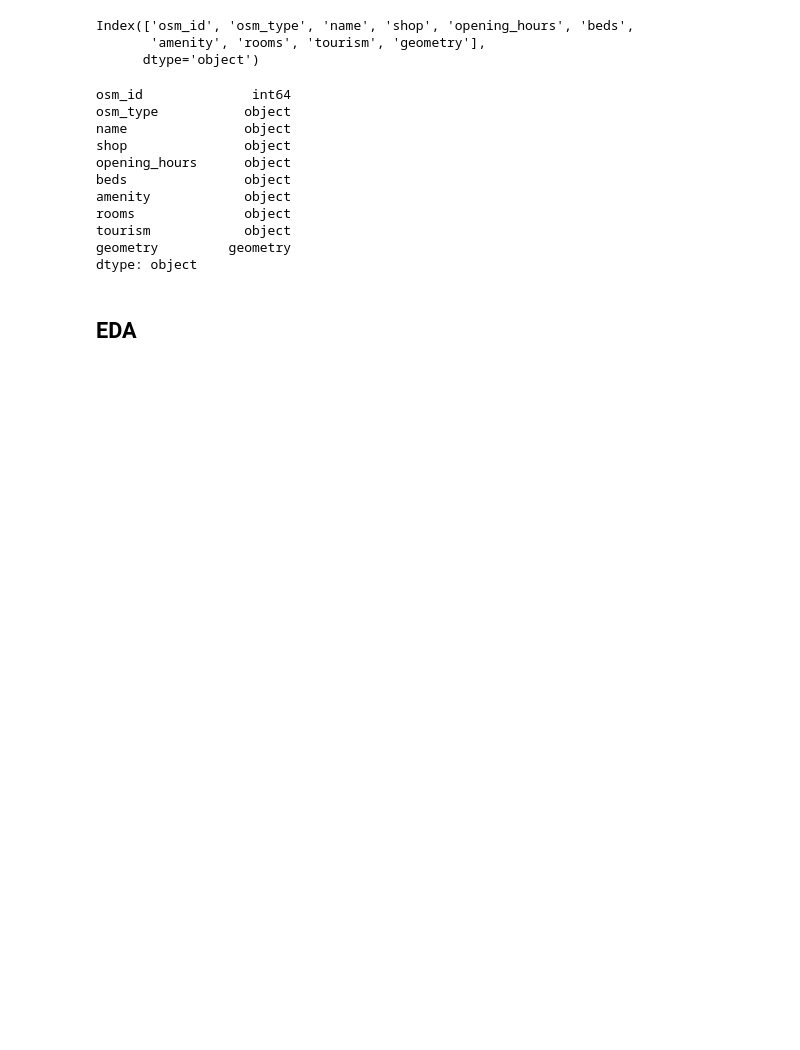
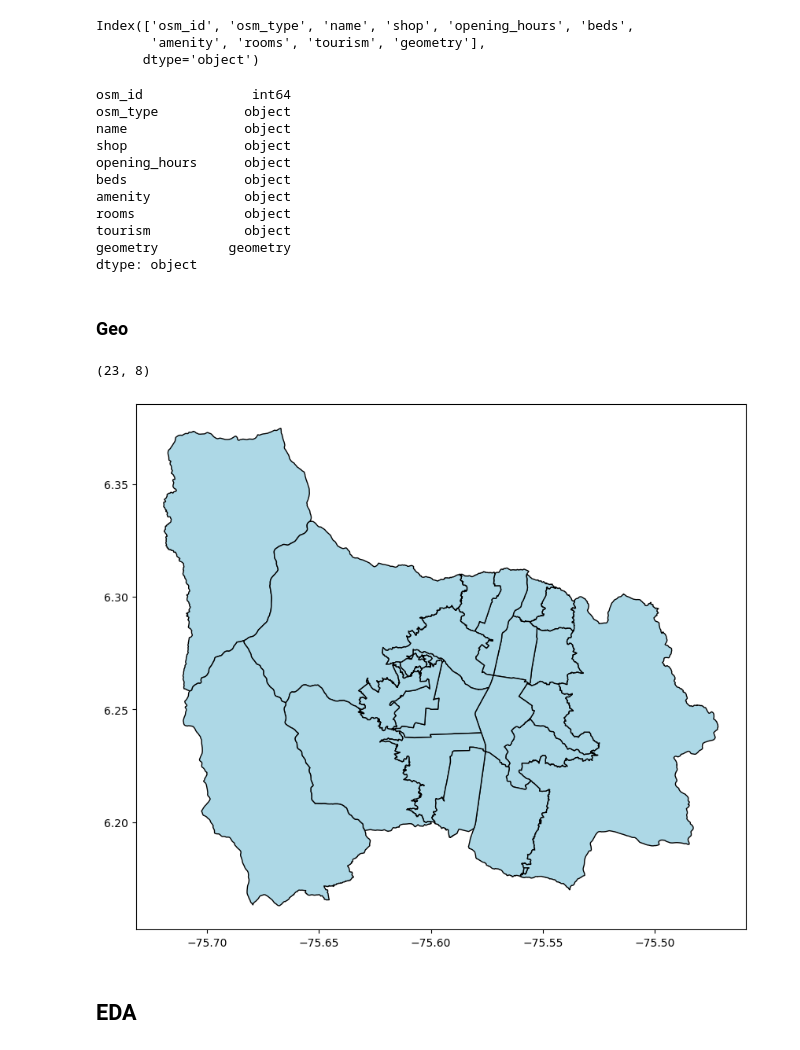
Before and after one commit to rpoandres/30DayMapChallenge2024, a Jupyter notebook: Points/Main.ipynb, the cells around one changed output. Cells and saved outputs as stored; diff of their text form; code cells hidden in the pictures; blank space fills up the shorter version.

Commit message:
Second draft of plot

```diff
--- a/Points/Main.ipynb
+++ b/Points/Main.ipynb
@@ -66,6 +72,19 @@ rooms              object
 tourism            object
 geometry         geometry
 dtype: object
+# %% [markdown]
+### Geo
+# %%
+# shape
+med_gdf.shape
+# %% [output]
+(23, 8)
+# %%
+# Geometry
+med_gdf.plot(figsize=(10, 10), edgecolor="black", facecolor="lightblue")
+plt.show()
+# %% [output]
+[figure, added]
 # %% [markdown]
 ## EDA
 # %% [markdown]
```
Also changed, not shown: parts of 12 cells of this notebook.
